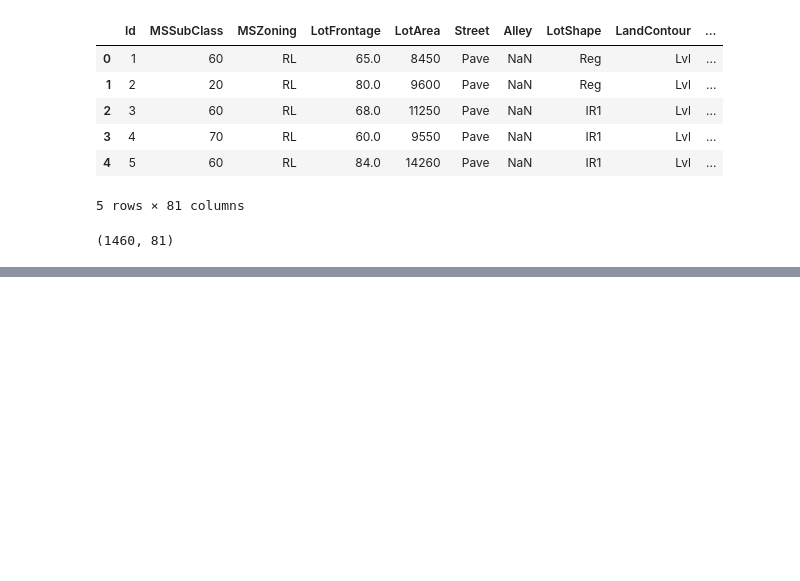
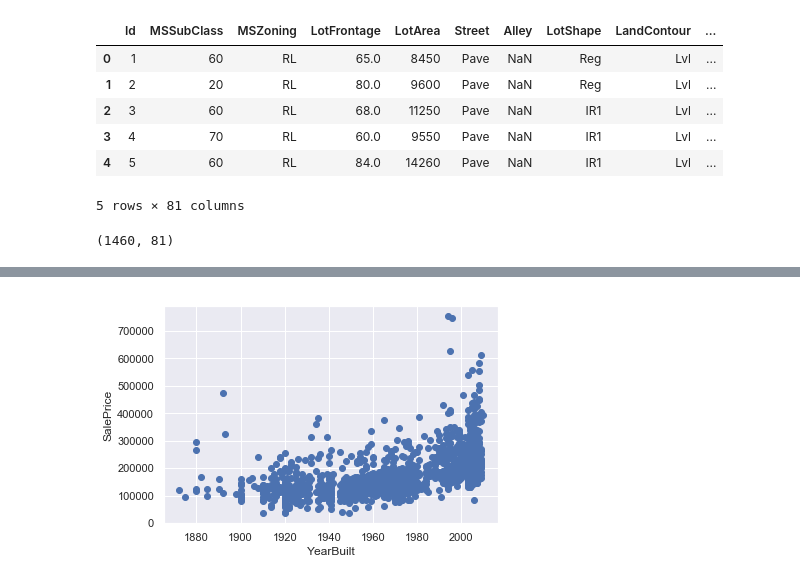
Before and after one commit to emagnusson88/housing-kaggle, a Jupyter notebook: Exploration & Cleaning.ipynb, the cells around one changed output, grey strips where cells are left out. Saved outputs shown, nothing was run; the diff lists cells and outputs as text; code cells hidden in the pictures; blank space fills up the shorter version.

```diff
--- a/Exploration & Cleaning.ipynb
+++ b/Exploration & Cleaning.ipynb
@@ -40,0 +106,10 @@ df.describe
+# %%
+#Scatterplot (SalePrice vs SalePrice)
+fig = plt.figure()
+ax= fig.add_subplot(1,1,1)
+ax.scatter(df_train['YearBuilt'],df_train['SalePrice'])
+plt.xlabel('YearBuilt')
+plt.ylabel('SalePrice')
+plt.show()
+# %% [output]
+[figure, added]
```
Also changed, not shown: parts of 22 cells of this notebook.
